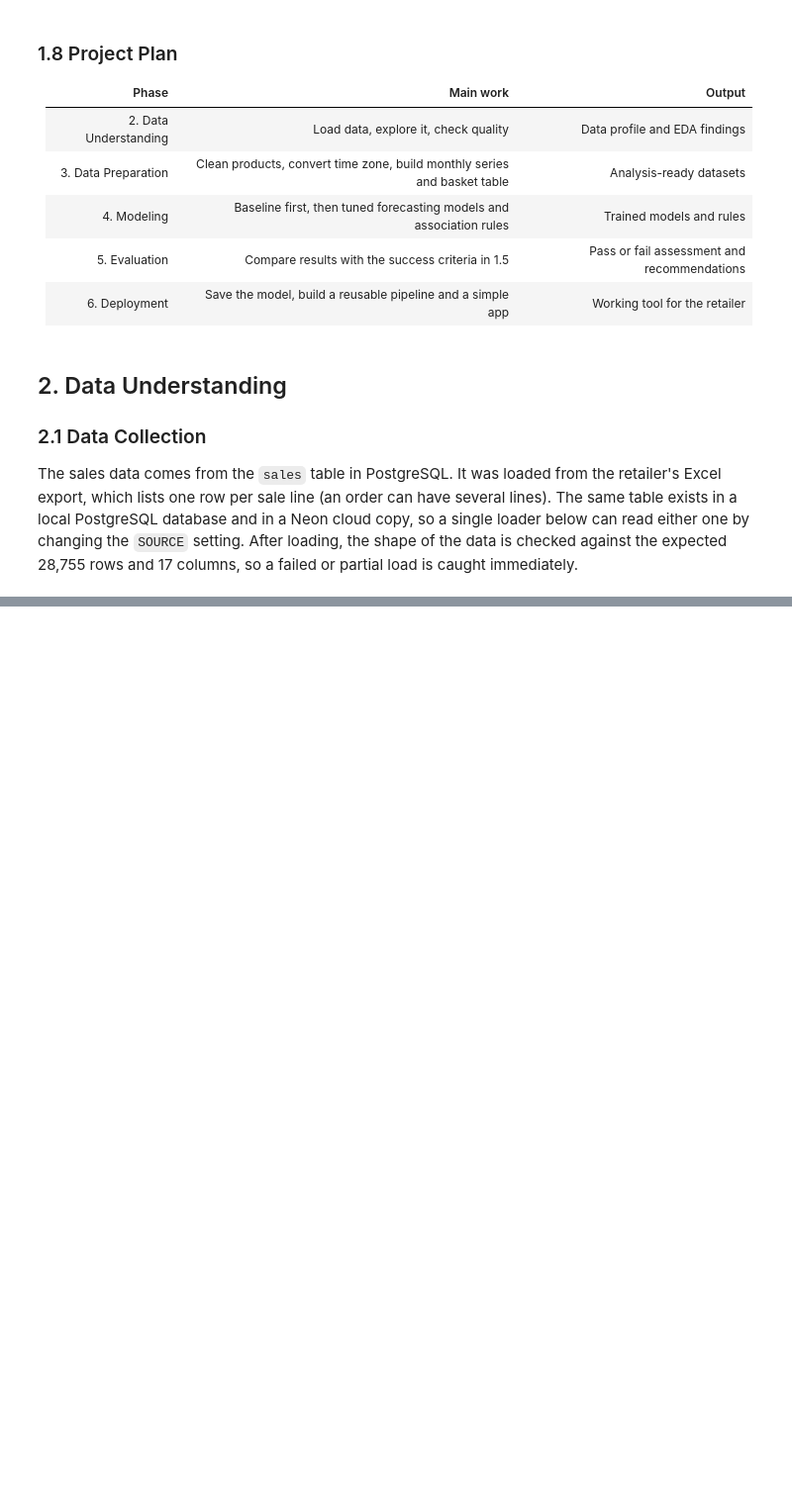
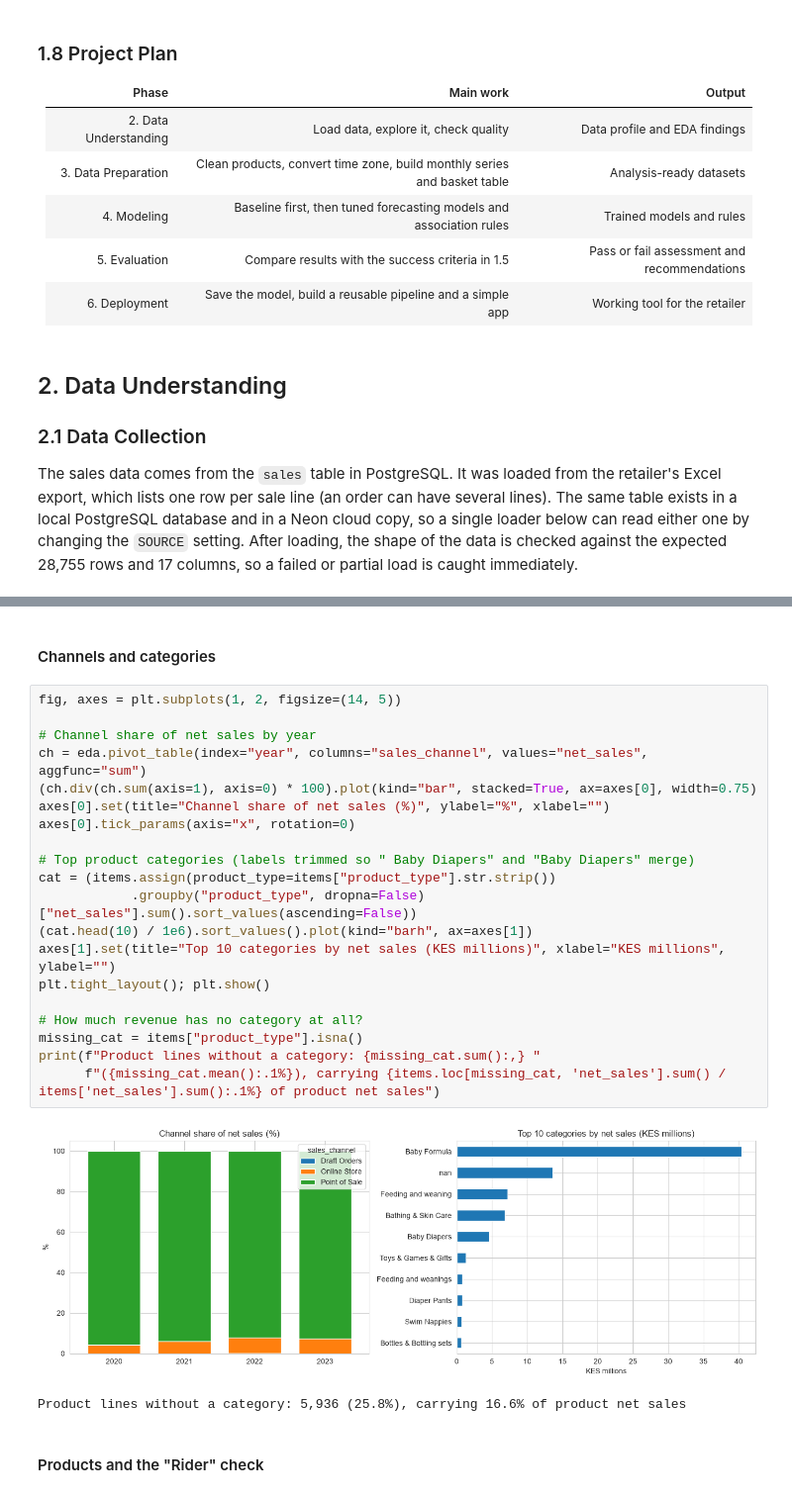
Before and after one commit to Dalmasotieno/sales, a Jupyter notebook: scientist.ipynb, the cells around one changed output, grey strips where cells are left out. Shown at 99% size. Drawn from its saved outputs; the diff is of its cells as text; blank space fills up the shorter version.

```diff
--- a/scientist.ipynb
+++ b/scientist.ipynb
@@ -159,0 +355,27 @@ Local (28755, 17)
+# %% [markdown]
+#### Channels and categories
+# %%
+fig, axes = plt.subplots(1, 2, figsize=(14, 5))
+
+# Channel share of net sales by year
+ch = eda.pivot_table(index="year", columns="sales_channel", values="net_sales", aggfunc="sum")
+(ch.div(ch.sum(axis=1), axis=0) * 100).plot(kind="bar", stacked=True, ax=axes[0], width=0.75)
+axes[0].set(title="Channel share of net sales (%)", ylabel="%", xlabel="")
+axes[0].tick_params(axis="x", rotation=0)
+
+# Top product categories (labels trimmed so " Baby Diapers" and "Baby Diapers" merge)
+cat = (items.assign(product_type=items["product_type"].str.strip())
+            .groupby("product_type", dropna=False)["net_sales"].sum().sort_values(ascending=False))
+(cat.head(10) / 1e6).sort_values().plot(kind="barh", ax=axes[1])
+axes[1].set(title="Top 10 categories by net sales (KES millions)", xlabel="KES millions", ylabel="")
+plt.tight_layout(); plt.show()
+
+# How much revenue has no category at all?
+missing_cat = items["product_type"].isna()
+print(f"Product lines without a category: {missing_cat.sum():,} "
+      f"({missing_cat.mean():.1%}), carrying {items.loc[missing_cat, 'net_sales'].sum() / items['net_sales'].sum():.1%} of product net sales")
+# %% [output]
+[figure, added]
+Product lines without a category: 5,936 (25.8%), carrying 16.6% of product net sales
+# %% [markdown]
+#### Products and the "Rider" check
```
Also changed, not shown: parts of 26 cells of this notebook.
